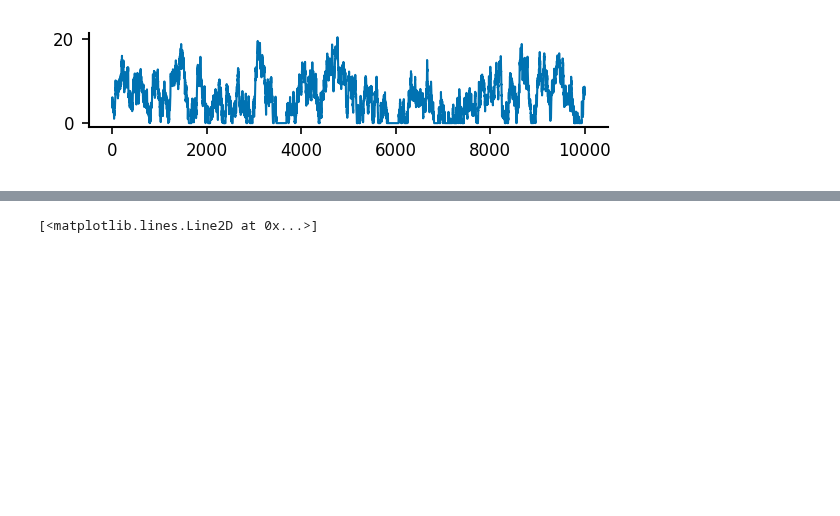
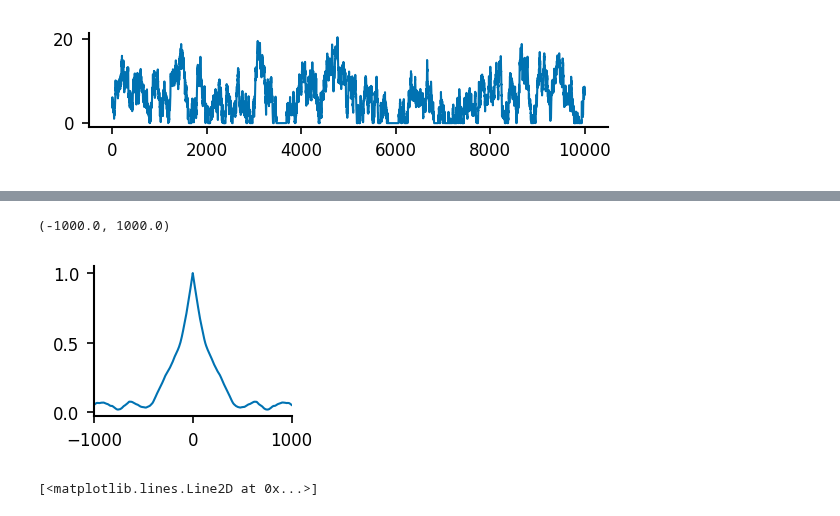
Before and after one commit to yzerlaut/pv-sst-dendrites, a Jupyter notebook: biophysical_modelling/detailed_model/OU-input.ipynb, the cells around one changed output, grey strips where cells are left out. Saved outputs shown, nothing was run; the diff lists cells and outputs as text; code cells hidden in the pictures; blank space fills up the shorter version.

```diff
--- a/biophysical_modelling/detailed_model/OU-input.ipynb
+++ b/biophysical_modelling/detailed_model/OU-input.ipynb
@@ -21,6 +19,3 @@ ax.plot(OU)
 # %% [output]
 [<matplotlib.lines.Line2D at 0x...>]
 [figure]
-# %%
-CCF, ts = crosscorrel(OU, OU, 20, dt)
-plt.plot(ts, CCF)
@@ -56,3 +50,10 @@ for ax in AX:
+# %%
+#CCF, ts = crosscorrel(results['OU'][::4], results['OU'][::4], 1e3, 4*results['dt'])
+plt.plot(ts, CCF)
+plt.xlim([-1000,1000])
+# %% [output]
+(-1000.0, 1000.0)
+[figure, added]
 # %%
 t = np.linspace(0, np.pi*2, int(1000))
 Signal1 = np.sin(3*t)
```
Also changed, not shown: parts of 3 cells of this notebook, 1 other file.
